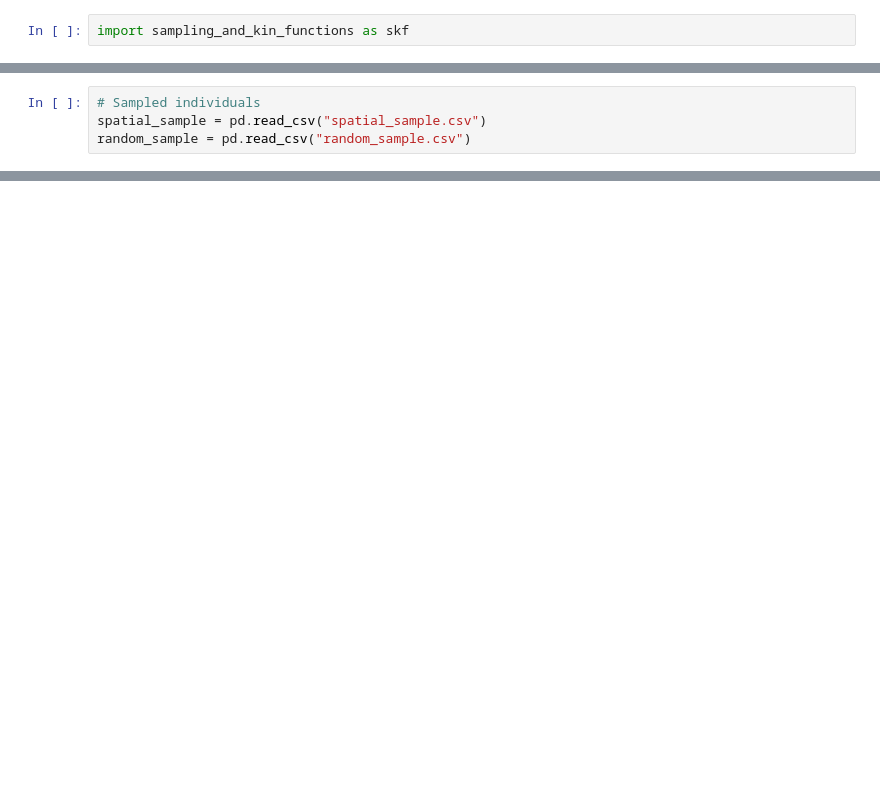
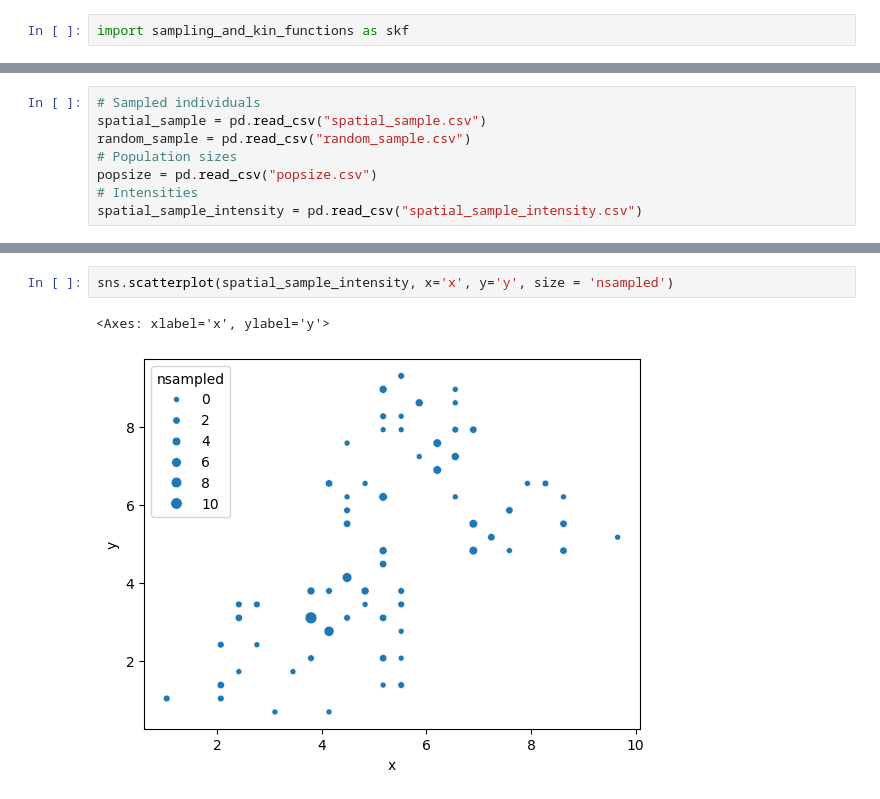
Before and after one commit to giliapatterson/spatial_ckmr, a Jupyter notebook: elephants/elephants.ipynb, the cells around one changed output, grey strips where cells are left out. Saved outputs shown, nothing was run; the diff lists cells and outputs as text; blank space fills up the shorter version.

```diff
--- a/elephants/elephants.ipynb
+++ b/elephants/elephants.ipynb
@@ -18,3 +50,7 @@ new_kibale.save("kibale.png")
 # Sampled individuals
 spatial_sample = pd.read_csv("spatial_sample.csv")
 random_sample = pd.read_csv("random_sample.csv")
+# Population sizes
+popsize = pd.read_csv("popsize.csv")
+# Intensities
+spatial_sample_intensity = pd.read_csv("spatial_sample_intensity.csv")
@@ -93,0 +143,5 @@ plt.imshow(sibs_spaghetti)
+# %%
+sns.scatterplot(spatial_sample_intensity, x='x', y='y', size = 'nsampled')
+# %% [output]
+<Axes: xlabel='x', ylabel='y'>
+[figure, added]
```
Also changed, not shown: parts of 8 cells of this notebook, 2 other files.
